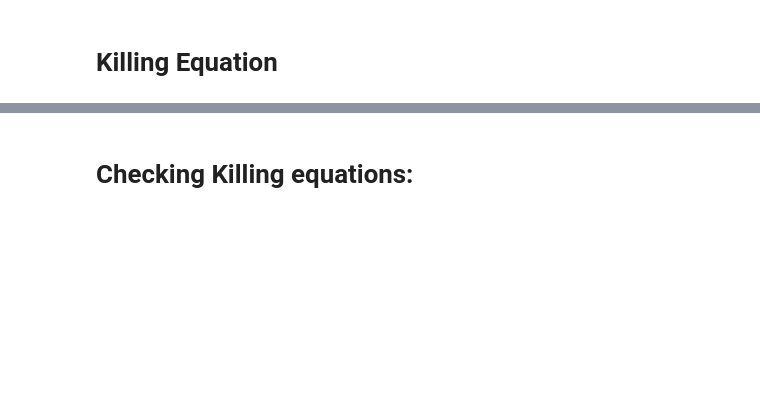
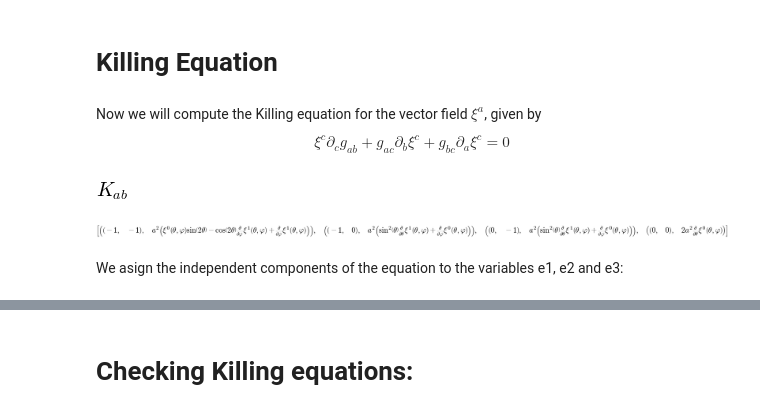
Before and after one commit to nataly-nicole/GRpy, a Jupyter notebook: sphere.ipynb, the cells around one changed output, grey strips where cells are left out. Saved outputs shown, nothing was run; the diff lists cells and outputs as text; code cells hidden in the pictures; blank space fills up the shorter version.

```diff
--- a/sphere.ipynb
+++ b/sphere.ipynb
@@ -180,9 +194,14 @@ for i in range(2):
 # %% [markdown]
 # Killing Equation
+# %% [markdown]
+Now we will compute the Killing equation for the vector field $\xi^a$, given by
+$$
+\xi^c\partial_c g_{ab}+g_{ac}\partial_b\xi^c+g_{bc}\partial_a\xi^c=0
+$$
 # %%
-A0 = Function('A0')(theta,phi)
-A1 = Function('A1')(theta,phi)
+xi0 = Function('xi^0')(theta,phi)
+xi1 = Function('xi^1')(theta,phi)
 # %%
-A = XI((theta,phi))
-A[0] = A0
-A[1] = A1
+xi = XI((theta,phi))
+xi[0] = xi0
+xi[1] = xi1
@@ -193 +208,12 @@ Ke.components
+# %%
+K = Killing_Equation(xi,gab)
+K.symbol
+# %% [output]
+[figure, added]
+# %%
+K.getNonZero()
+# %% [output]
+[figure, added]
+# %% [markdown]
+We asign the independent components of the equation to the variables e1, e2 and e3:
 # %%
```
Also changed, not shown: parts of 62 cells of this notebook.
